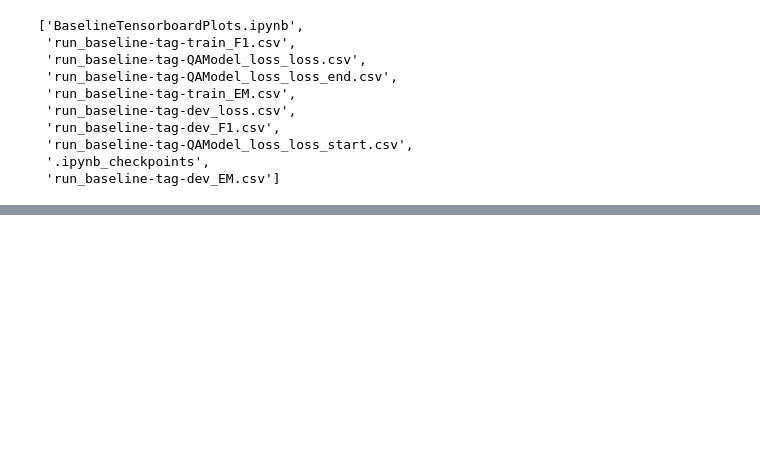
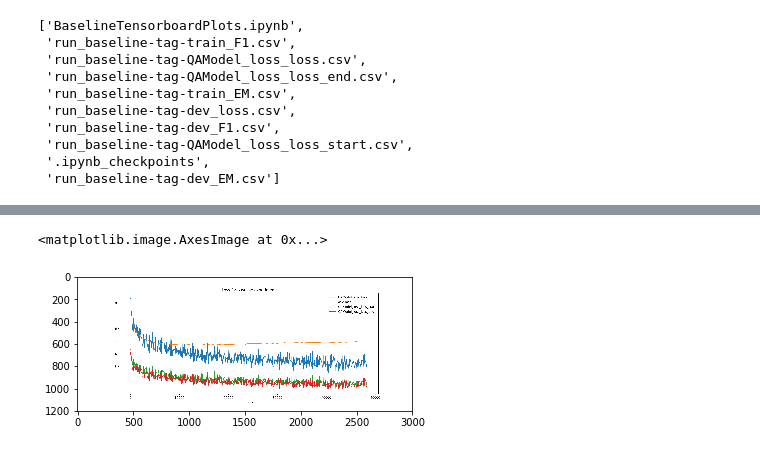
Before and after one commit to MatejKosec/cs224n_NLP_2018, a Jupyter notebook: postprocessing/Baseline/BaselineTensorboardPlots.ipynb, the cells around one changed output, grey strips where cells are left out. Cells and saved outputs as stored; diff of their text form; code cells hidden in the pictures; blank space fills up the shorter version.

```diff
--- a/postprocessing/Baseline/BaselineTensorboardPlots.ipynb
+++ b/postprocessing/Baseline/BaselineTensorboardPlots.ipynb
@@ -77,0 +92,5 @@ plt.imshow(plt.imread(figurename))
+# %%
+plt.imshow(plt.imread(figurename))
+# %% [output]
+<matplotlib.image.AxesImage at 0x...>
+[figure, added]
```
Also changed, not shown: parts of 4 cells of this notebook.
